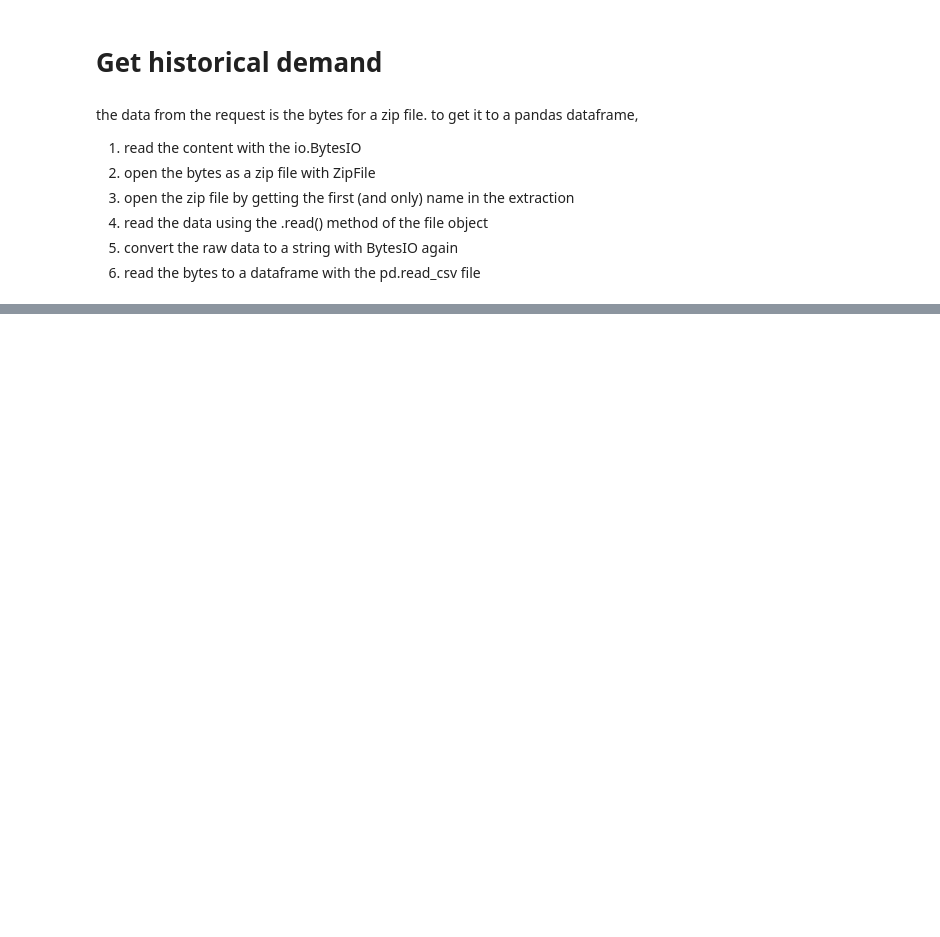
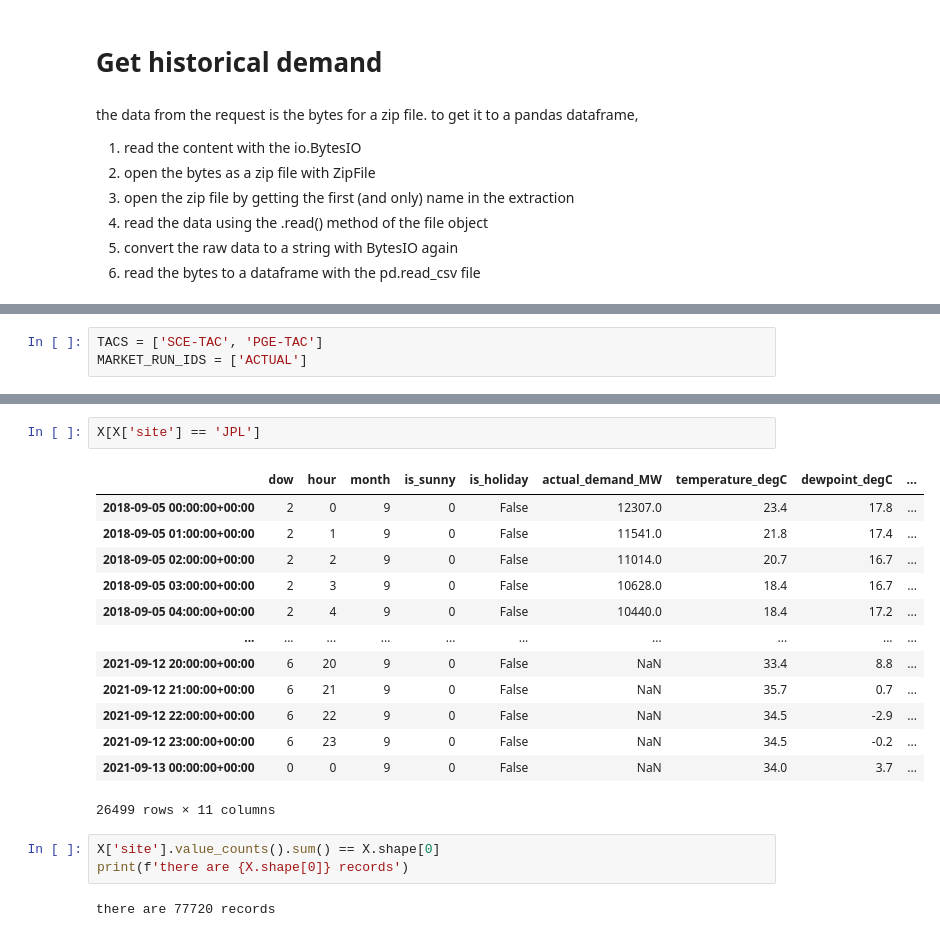
Before and after one commit to denny-lehman/ev_charging, a Jupyter notebook: models/model_workbook.ipynb, the cells around one changed output, grey strips where cells are left out. Drawn from its saved outputs; the diff is of its cells as text; blank space fills up the shorter version.

```diff
--- a/models/model_workbook.ipynb
+++ b/models/model_workbook.ipynb
@@ -287,0 +110,3 @@ raw[(raw['MARKET_RUN_ID'].isin(MARKET_RUN_IDS)) & (raw['TAC_AREA_NAME'].isin(TAC
+# %%
+TACS = ['SCE-TAC', 'PGE-TAC']
+MARKET_RUN_IDS = ['ACTUAL']
@@ -287,0 +263,21 @@ raw[(raw['MARKET_RUN_ID'].isin(MARKET_RUN_IDS)) & (raw['TAC_AREA_NAME'].isin(TAC
+# %%
+X[X['site'] == 'JPL']
+# %% [output]
+|  | dow | hour | month | is_sunny | is_holiday | actual_demand_MW | temperature_degC | dewpoint_degC | ... |
+| 2018-09-05 00:00:00+00:00 | 2 | 0 | 9 | 0 | False | 12307.0 | 23.4 | 17.8 | ... |
+| 2018-09-05 01:00:00+00:00 | 2 | 1 | 9 | 0 | False | 11541.0 | 21.8 | 17.4 | ... |
+| 2018-09-05 02:00:00+00:00 | 2 | 2 | 9 | 0 | False | 11014.0 | 20.7 | 16.7 | ... |
+| 2018-09-05 03:00:00+00:00 | 2 | 3 | 9 | 0 | False | 10628.0 | 18.4 | 16.7 | ... |
+| 2018-09-05 04:00:00+00:00 | 2 | 4 | 9 | 0 | False | 10440.0 | 18.4 | 17.2 | ... |
+| ... | ... | ... | ... | ... | ... | ... | ... | ... | ... |
+| 2021-09-12 20:00:00+00:00 | 6 | 20 | 9 | 0 | False | NaN | 33.4 | 8.8 | ... |
+| 2021-09-12 21:00:00+00:00 | 6 | 21 | 9 | 0 | False | NaN | 35.7 | 0.7 | ... |
+| 2021-09-12 22:00:00+00:00 | 6 | 22 | 9 | 0 | False | NaN | 34.5 | -2.9 | ... |
+| 2021-09-12 23:00:00+00:00 | 6 | 23 | 9 | 0 | False | NaN | 34.5 | -0.2 | ... |
+| 2021-09-13 00:00:00+00:00 | 0 | 0 | 9 | 0 | False | NaN | 34.0 | 3.7 | ... |
+26499 rows × 11 columns
+# %%
+X['site'].value_counts().sum() == X.shape[0]
+print(f'there are {X.shape[0]} records')
+# %% [output]
+there are 77720 records
```
Also changed, not shown: parts of 48 cells of this notebook.
